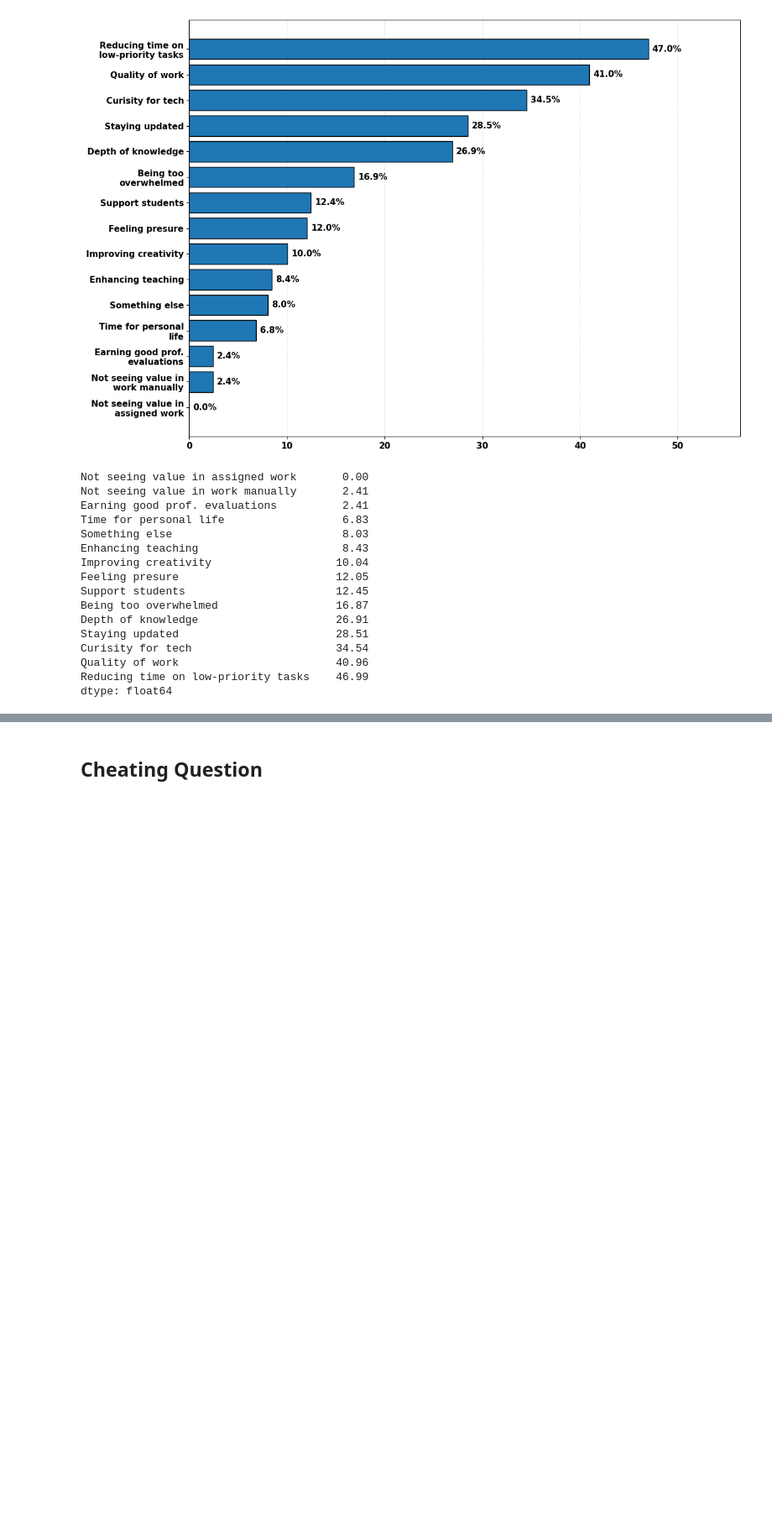
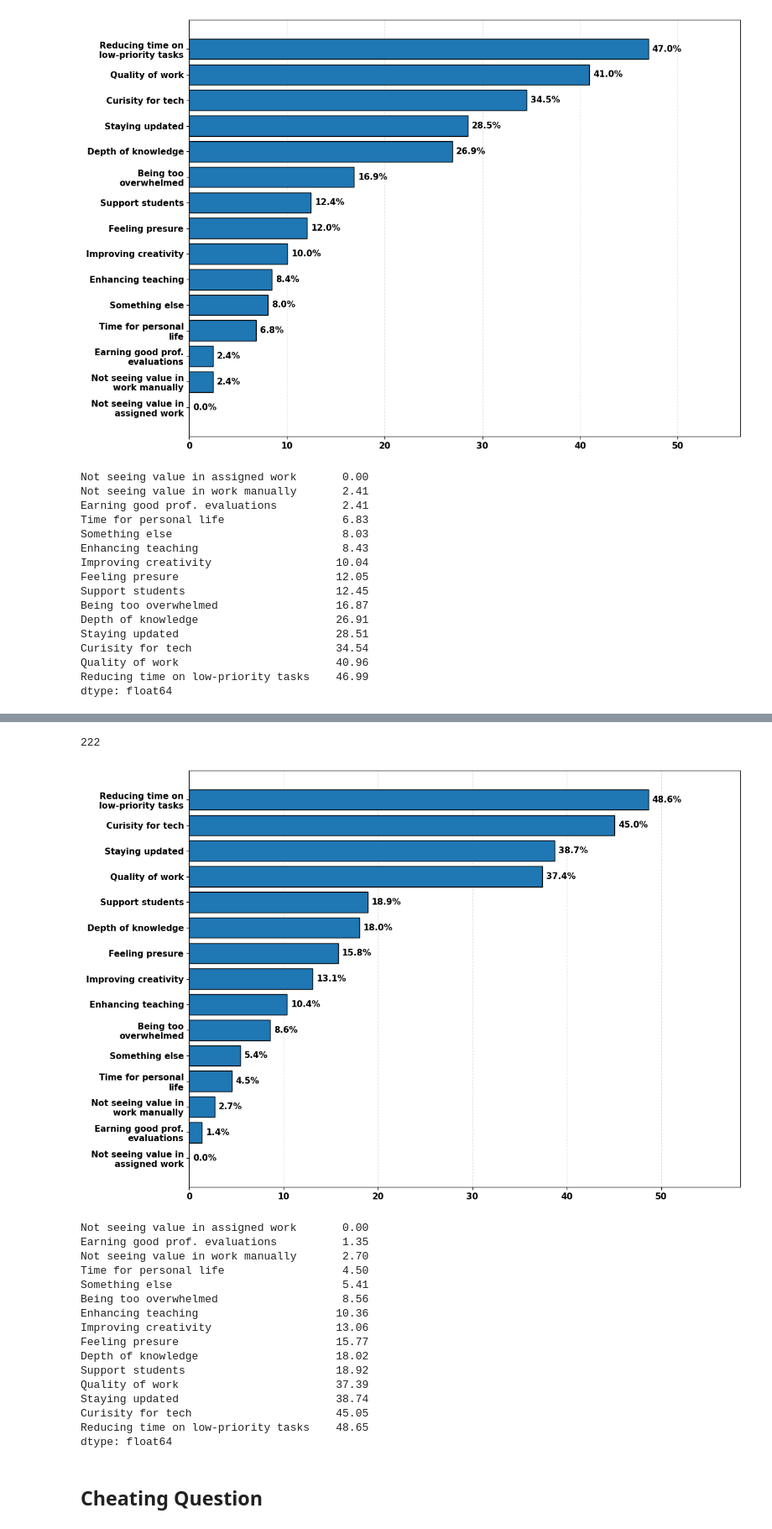
Before and after one commit to JesanOvi/GenAI-Survey-Analysis, a Jupyter notebook: note_books/Survey26.ipynb, the cells around one changed output, grey strips where cells are left out. Shown at 84% size. Saved outputs shown, nothing was run; the diff lists cells and outputs as text; code cells hidden in the pictures; blank space fills up the shorter version.

```diff
--- a/note_books/Survey26.ipynb
+++ b/note_books/Survey26.ipynb
@@ -2407,0 +2717,24 @@ dtype: float64
+# %%
+# 4. Count respondents who answered at least one option
+# Each respondent is counted only once, even if they chose multiple options
+answered_q10 = regular_selected.any(axis=1) | selected_other
+
+print("\n=== Q10 response counts ===")
+print("Total respondents:", len(df_25))
+print("Respondents who answered:", answered_q10.sum())
+print("Respondents who did not answer:", (~answered_q10).sum())
+
+# 5. Count student responses (role == 1)
+faculty_mask = role_25 == 2
+
+print("\n=== faculty Q10 response counts ===")
+print("Total faculty:", faculty_mask.sum())
+print("faculty who answered:", (answered_q10 & faculty_mask).sum())
+print("faculty who did not answer:", ((~answered_q10) & faculty_mask).sum())
+
+# 6. Count each motivation among students
+faculty_motivation_25 = regular_selected.loc[faculty_mask].sum()
+faculty_motivation_25["Something else"] = selected_other.loc[faculty_mask].sum()
+
+print("\n=== faculty motivation selections ===")
+print(faculty_motivation_25.sort_values(ascending=False))
@@ -2408,3 +2765,36 @@ dtype: float64
+# %%
+n_faculty_answered_25 = (answered_q10 & faculty_mask).sum()
+print(n_faculty_answered_25)
+
+plot_distribution(
+    counts=faculty_motivation_25,
+    denominator=n_faculty_answered_25,
+    title="GenAI Motivation — Faculty (2025)",
+    figsize=(12, 8),
+    title_fontsize=16,
+    label_fontsize=13,
+    tick_fontsize=11,
+    value_fontsize=11
+)
+# %% [output]
+222
+[figure, added]
+Not seeing value in assigned work       0.00
+Earning good prof. evaluations          1.35
+Not seeing value in work manually       2.70
+Time for personal life                  4.50
+Something else                          5.41
+Being too overwhelmed                   8.56
+Enhancing teaching                     10.36
+Improving creativity                   13.06
+Feeling presure                        15.77
+Depth of knowledge                     18.02
+Support students                       18.92
+Quality of work                        37.39
+Staying updated                        38.74
+Curisity for tech                      45.05
+Reducing time on low-priority tasks    48.65
+dtype: float64
 # %% [markdown]
 ## Cheating Question
 # %%
```
Also changed, not shown: parts of 107 cells of this notebook.
